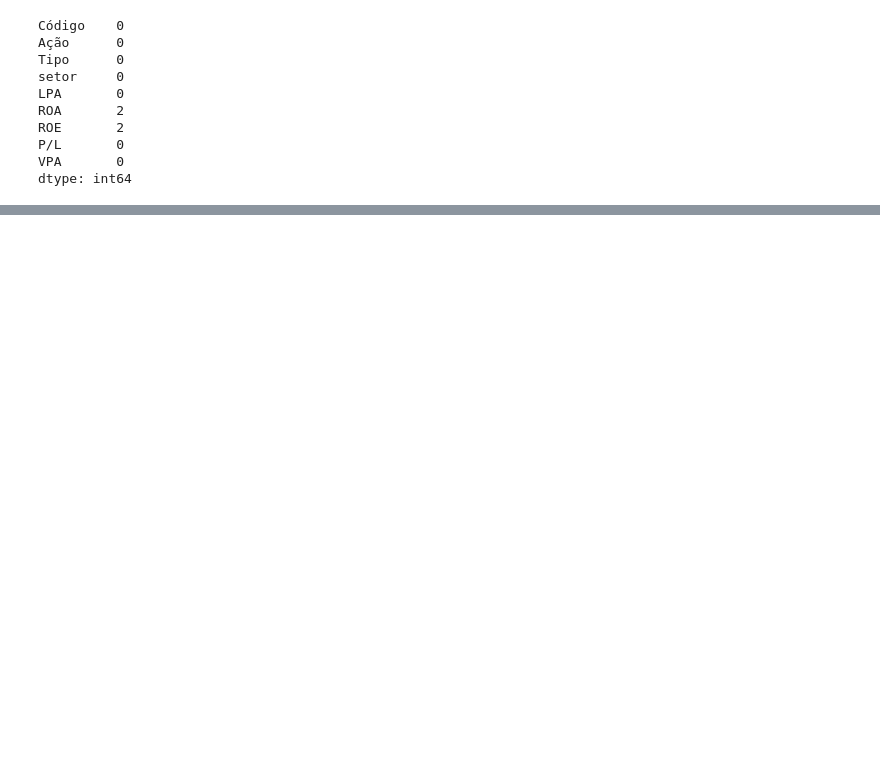
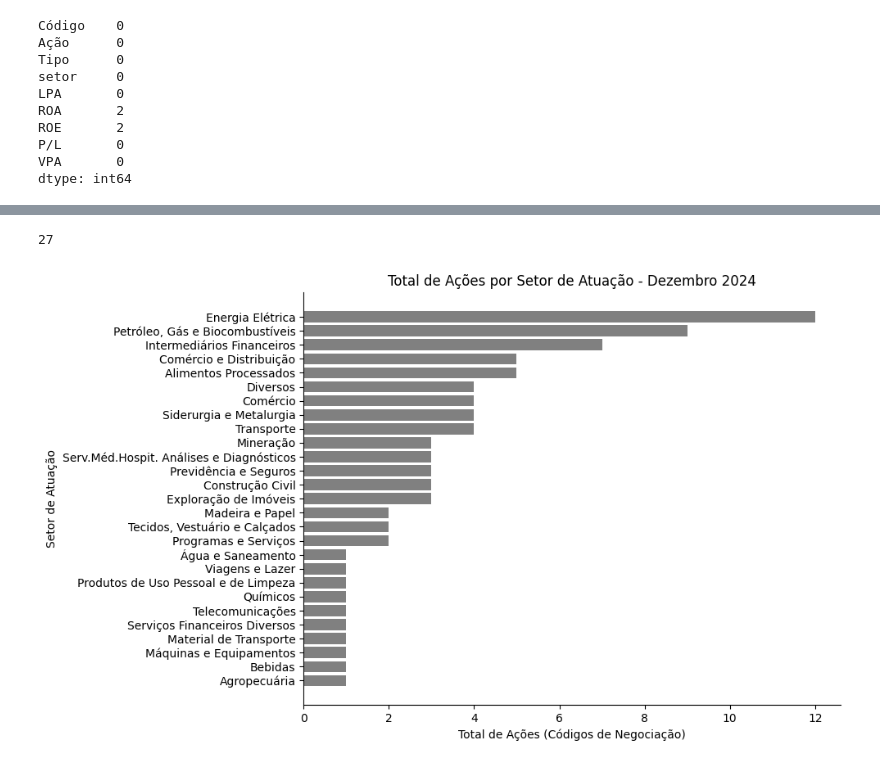
Before and after one commit to ManoelAugustoOliveira/proppaga, a Jupyter notebook: proppaga.ipynb, the cells around one changed output, grey strips where cells are left out. Drawn from its saved outputs; the diff is of its cells as text; code cells hidden in the pictures; blank space fills up the shorter version.

Commit message:
adicionado separacao por setores

```diff
--- a/proppaga.ipynb
+++ b/proppaga.ipynb
@@ -199,3 +226,21 @@ df.dropna(inplace=True)
+# %%
+# Total de Setores
+df['setor'].nunique()
+# %% [output]
+27
+# %%
+total_by_setor = df.groupby('setor')['Código'].count().sort_values(ascending=True)
+# %%
+plt.figure(figsize=(10, 6))
+plt.barh(total_by_setor.index, total_by_setor.values, color='gray')
+plt.gca().spines['top'].set_visible(False)
+plt.gca().spines['right'].set_visible(False)
+plt.title('Total de Ações por Setor de Atuação - Dezembro 2024')
+plt.xlabel('Total de Ações (Códigos de Negociação)')
+plt.ylabel('Setor de Atuação')
+plt.tight_layout()
+# %% [output]
+[figure, added]
 # %%
 # Estatísticas univariadas
 df.describe()
```
Also changed, not shown: parts of 24 cells of this notebook, 3 other files.
